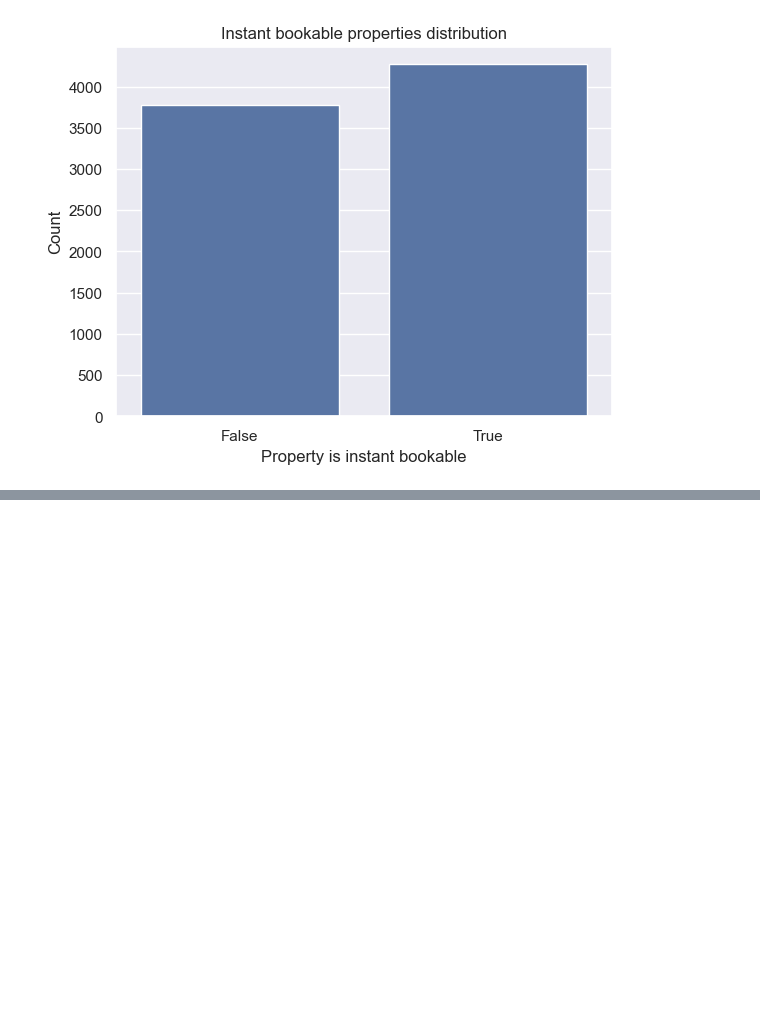
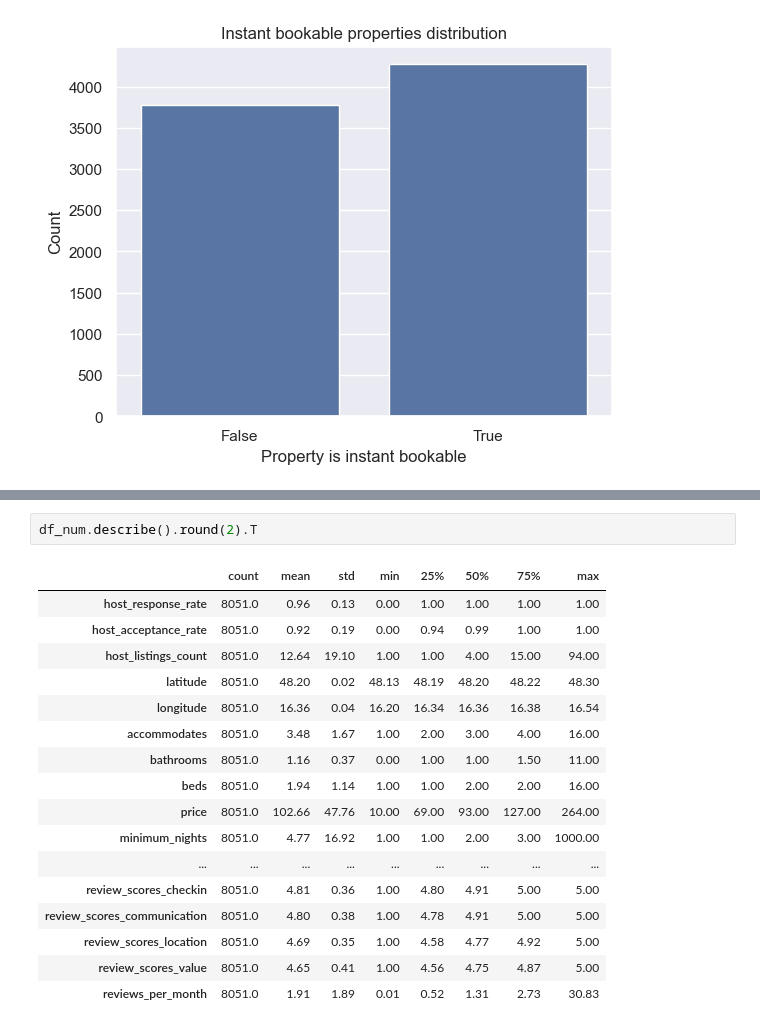
Before and after one commit to Beacon6/airbnb-vienna, a Jupyter notebook: vienna.ipynb, the cells around one changed output, grey strips where cells are left out. Drawn from its saved outputs; the diff is of its cells as text; blank space fills up the shorter version.

```diff
--- a/vienna.ipynb
+++ b/vienna.ipynb
@@ -385,0 +435,20 @@ plt.show()
+# %%
+df_num.describe().round(2).T
+# %% [output]
+|  | count | mean | std | min | 25% | 50% | 75% | max |
+| host_response_rate | 8051.0 | 0.96 | 0.13 | 0.00 | 1.00 | 1.00 | 1.00 | 1.00 |
+| host_acceptance_rate | 8051.0 | 0.92 | 0.19 | 0.00 | 0.94 | 0.99 | 1.00 | 1.00 |
+| host_listings_count | 8051.0 | 12.64 | 19.10 | 1.00 | 1.00 | 4.00 | 15.00 | 94.00 |
+| latitude | 8051.0 | 48.20 | 0.02 | 48.13 | 48.19 | 48.20 | 48.22 | 48.30 |
+| longitude | 8051.0 | 16.36 | 0.04 | 16.20 | 16.34 | 16.36 | 16.38 | 16.54 |
+| accommodates | 8051.0 | 3.48 | 1.67 | 1.00 | 2.00 | 3.00 | 4.00 | 16.00 |
+| bathrooms | 8051.0 | 1.16 | 0.37 | 0.00 | 1.00 | 1.00 | 1.50 | 11.00 |
+| beds | 8051.0 | 1.94 | 1.14 | 1.00 | 1.00 | 2.00 | 2.00 | 16.00 |
+| price | 8051.0 | 102.66 | 47.76 | 10.00 | 69.00 | 93.00 | 127.00 | 264.00 |
+| minimum_nights | 8051.0 | 4.77 | 16.92 | 1.00 | 1.00 | 2.00 | 3.00 | 1000.00 |
+| ... | ... | ... | ... | ... | ... | ... | ... | ... |
+| review_scores_checkin | 8051.0 | 4.81 | 0.36 | 1.00 | 4.80 | 4.91 | 5.00 | 5.00 |
+| review_scores_communication | 8051.0 | 4.80 | 0.38 | 1.00 | 4.78 | 4.91 | 5.00 | 5.00 |
+| review_scores_location | 8051.0 | 4.69 | 0.35 | 1.00 | 4.58 | 4.77 | 4.92 | 5.00 |
+| review_scores_value | 8051.0 | 4.65 | 0.41 | 1.00 | 4.56 | 4.75 | 4.87 | 5.00 |
+| reviews_per_month | 8051.0 | 1.91 | 1.89 | 0.01 | 0.52 | 1.31 | 2.73 | 30.83 |
```
Also changed, not shown: parts of 5 cells of this notebook.
